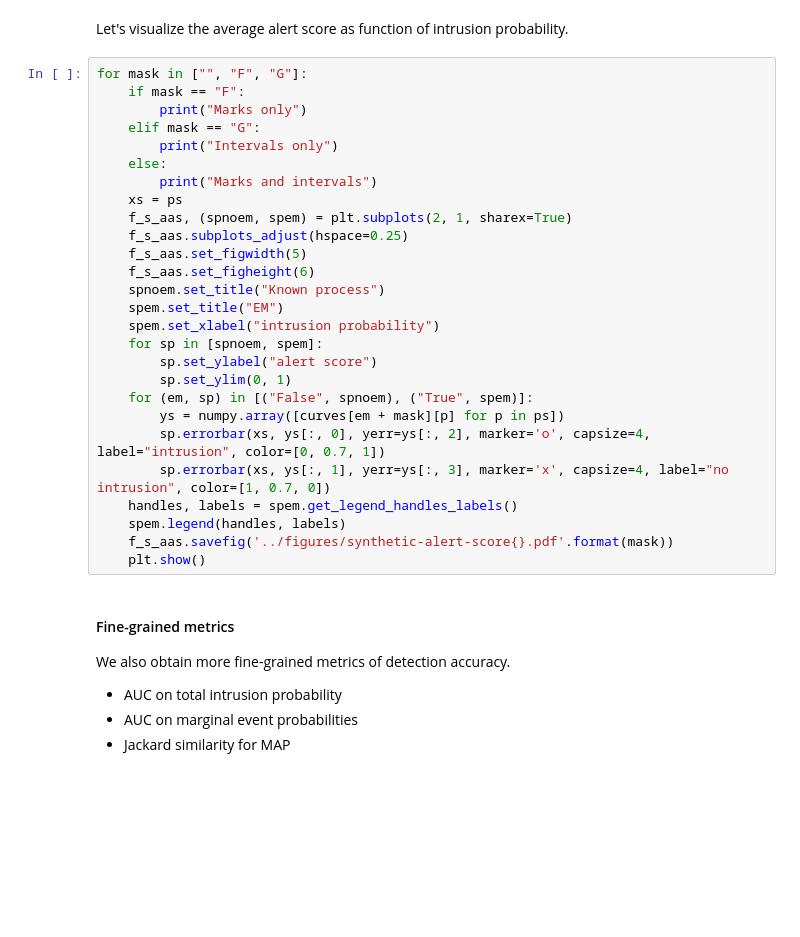
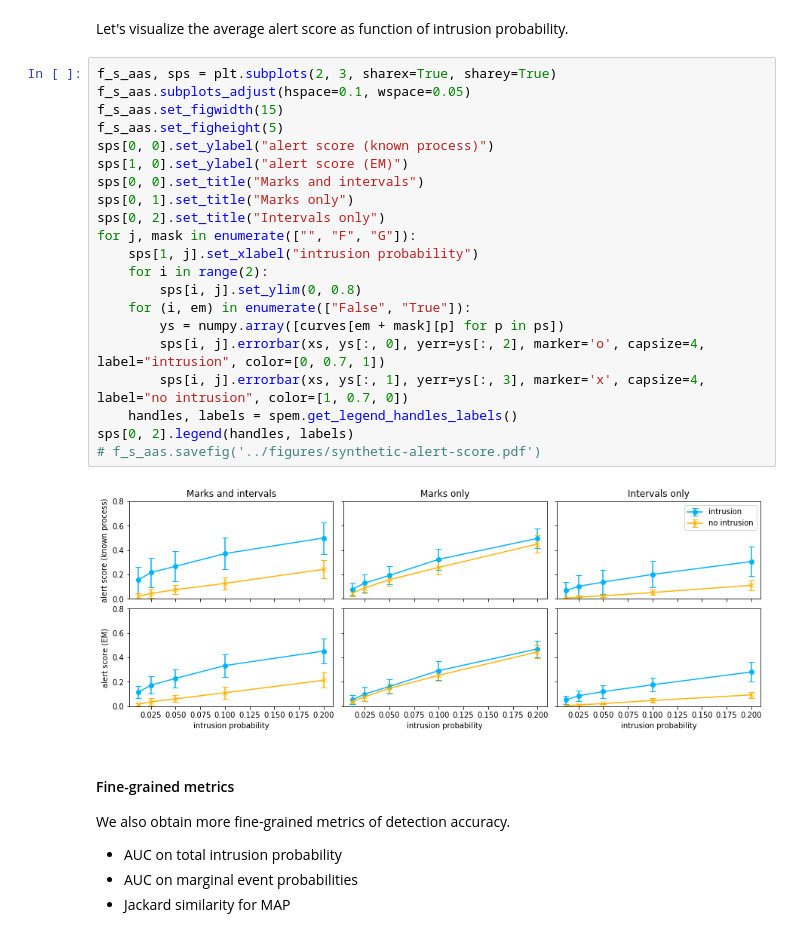
Before and after one commit to dtolpin/irp-case-studies, a Jupyter notebook: notebooks/experiments.ipynb, the cells around one changed output. Drawn from its saved outputs; the diff is of its cells as text; blank space fills up the shorter version.

```diff
--- a/notebooks/experiments.ipynb
+++ b/notebooks/experiments.ipynb
@@ -291,32 +316,28 @@ ps = sorted(list(ps))
 # %% [markdown]
 Let's visualize the average alert score as function of intrusion probability.
 # %%
-for mask in ["", "F", "G"]:
-    if mask == "F":
-        print("Marks only")
-    elif mask == "G":
-        print("Intervals only")
-    else:
-        print("Marks and intervals")
-    xs = ps
-    f_s_aas, (spnoem, spem) = plt.subplots(2, 1, sharex=True)
-    f_s_aas.subplots_adjust(hspace=0.25)
-    f_s_aas.set_figwidth(5)
-    f_s_aas.set_figheight(6)
-    spnoem.set_title("Known process")
-    spem.set_title("EM")
-    spem.set_xlabel("intrusion probability")
-    for sp in [spnoem, spem]:
-        sp.set_ylabel("alert score")
-        sp.set_ylim(0, 1)
-    for (em, sp) in [("False", spnoem), ("True", spem)]:
+f_s_aas, sps = plt.subplots(2, 3, sharex=True, sharey=True)
+f_s_aas.subplots_adjust(hspace=0.1, wspace=0.05)
+f_s_aas.set_figwidth(15)
+f_s_aas.set_figheight(5)
+sps[0, 0].set_ylabel("alert score (known process)")
+sps[1, 0].set_ylabel("alert score (EM)")
+sps[0, 0].set_title("Marks and intervals")
+sps[0, 1].set_title("Marks only")
+sps[0, 2].set_title("Intervals only")
+for j, mask in enumerate(["", "F", "G"]):
+    sps[1, j].set_xlabel("intrusion probability")
+    for i in range(2):
+        sps[i, j].set_ylim(0, 0.8)
+    for (i, em) in enumerate(["False", "True"]):
         ys = numpy.array([curves[em + mask][p] for p in ps])
-        sp.errorbar(xs, ys[:, 0], yerr=ys[:, 2], marker='o', capsize=4, label="intrusion", color=[0, 0.7, 1])
-        sp.errorbar(xs, ys[:, 1], yerr=ys[:, 3], marker='x', capsize=4, label="no intrusion", color=[1, 0.7, 0])
+        sps[i, j].errorbar(xs, ys[:, 0], yerr=ys[:, 2], marker='o', capsize=4, label="intrusion", color=[0, 0.7, 1])
+        sps[i, j].errorbar(xs, ys[:, 1], yerr=ys[:, 3], marker='x', capsize=4, label="no intrusion", color=[1, 0.7, 0])
     handles, labels = spem.get_legend_handles_labels()
-    spem.legend(handles, labels)
-    f_s_aas.savefig('../figures/synthetic-alert-score{}.pdf'.format(mask))
-    plt.show()
+sps[0, 2].legend(handles, labels)
+# f_s_aas.savefig('../figures/synthetic-alert-score.pdf')
+# %% [output]
+[figure, added]
 # %% [markdown]
 #### Fine-grained metrics
 
```
Also changed, not shown: parts of 2 cells of this notebook, 1 other file.
